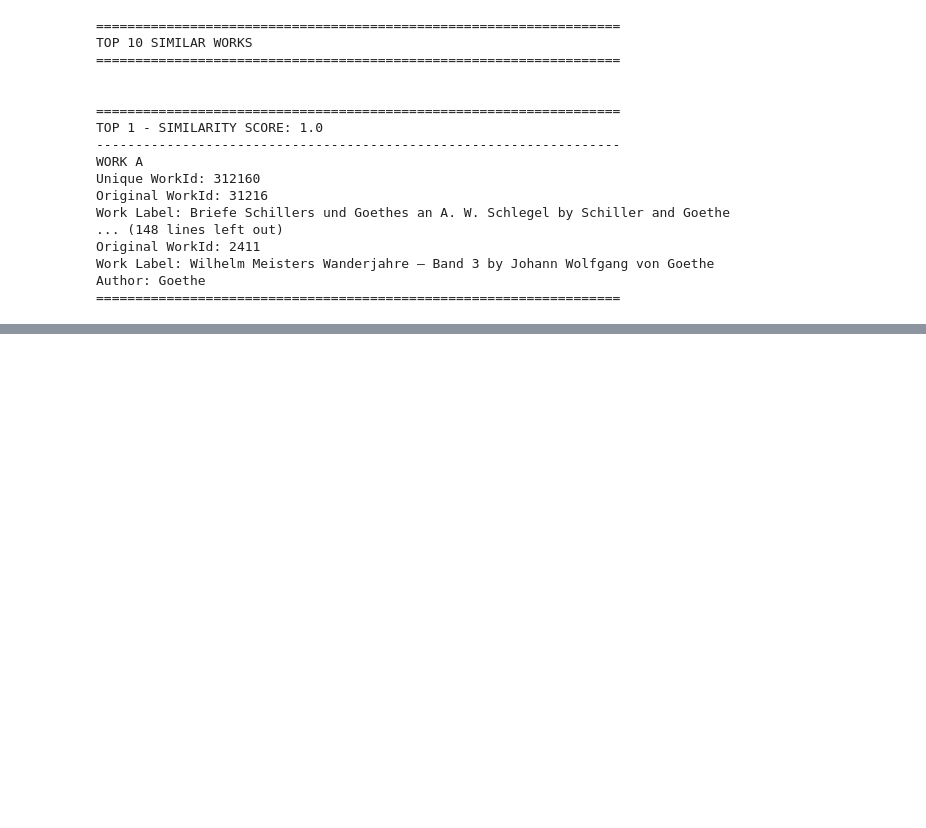
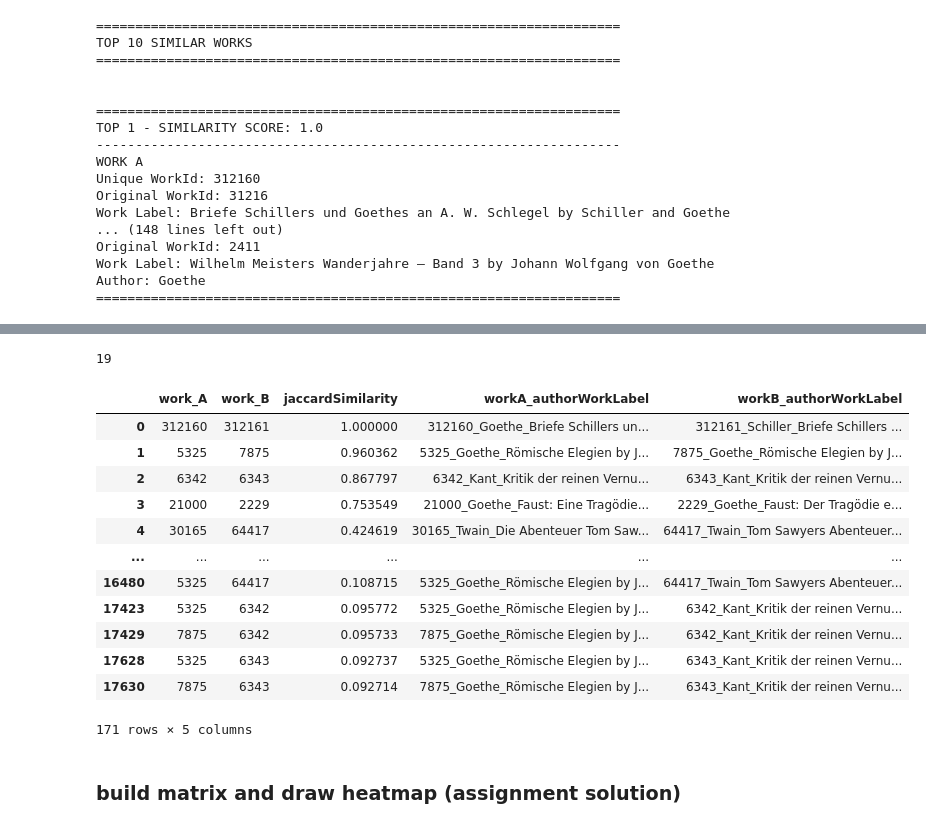
Before and after one commit to klausbprinz/suma-tech-assignment-harvesting-analysis, a Jupyter notebook: notebooks/assignmentSolution.ipynb, the cells around one changed output, grey strips where cells are left out. Saved outputs shown, nothing was run; the diff lists cells and outputs as text; code cells hidden in the pictures; blank space fills up the shorter version.

```diff
--- a/notebooks/assignmentSolution.ipynb
+++ b/notebooks/assignmentSolution.ipynb
@@ -485,0 +560,4 @@ Author: Goethe
+# %%
+labeledJaccardDF = pd.read_csv(repoP / "docs/assignment/labeledJaccardSimilarityData.csv", dtype=str)
+
+labeledJaccardDF["jaccardSimilarity"] = labeledJaccardDF["jaccardSimilarity"].astype(float)
@@ -485,0 +588,4 @@ Author: Goethe
+# %%
+len(workIdsForHeatMap)
+# %% [output]
+19
@@ -485,0 +598,18 @@ Author: Goethe
+# %%
+heatMapDF
+# %% [output]
+|  | work_A | work_B | jaccardSimilarity | workA_authorWorkLabel | workB_authorWorkLabel |
+| 0 | 312160 | 312161 | 1.000000 | 312160_Goethe_Briefe Schillers un... | 312161_Schiller_Briefe Schillers ... |
+| 1 | 5325 | 7875 | 0.960362 | 5325_Goethe_Römische Elegien by J... | 7875_Goethe_Römische Elegien by J... |
+| 2 | 6342 | 6343 | 0.867797 | 6342_Kant_Kritik der reinen Vernu... | 6343_Kant_Kritik der reinen Vernu... |
+| 3 | 21000 | 2229 | 0.753549 | 21000_Goethe_Faust: Eine Tragödie... | 2229_Goethe_Faust: Der Tragödie e... |
+| 4 | 30165 | 64417 | 0.424619 | 30165_Twain_Die Abenteuer Tom Saw... | 64417_Twain_Tom Sawyers Abenteuer... |
+| ... | ... | ... | ... | ... | ... |
+| 16480 | 5325 | 64417 | 0.108715 | 5325_Goethe_Römische Elegien by J... | 64417_Twain_Tom Sawyers Abenteuer... |
+| 17423 | 5325 | 6342 | 0.095772 | 5325_Goethe_Römische Elegien by J... | 6342_Kant_Kritik der reinen Vernu... |
+| 17429 | 7875 | 6342 | 0.095733 | 7875_Goethe_Römische Elegien by J... | 6342_Kant_Kritik der reinen Vernu... |
+| 17628 | 5325 | 6343 | 0.092737 | 5325_Goethe_Römische Elegien by J... | 6343_Kant_Kritik der reinen Vernu... |
+| 17630 | 7875 | 6343 | 0.092714 | 7875_Goethe_Römische Elegien by J... | 6343_Kant_Kritik der reinen Vernu... |
+171 rows × 5 columns
+# %% [markdown]
+### build matrix and draw heatmap (assignment solution)
```
Also changed, not shown: parts of 35 cells of this notebook, 2 other files.
